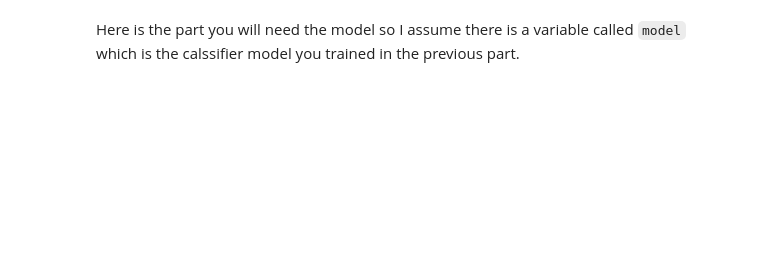
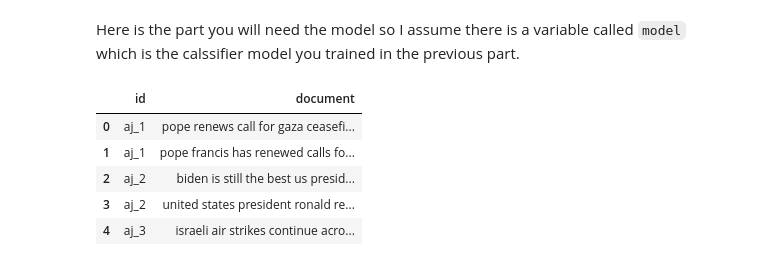
Before and after one commit to dattali18/IR_Assignments, a Jupyter notebook: Assignment.04/IR_04_extract_sentences.ipynb, the cells around one changed output. Drawn from its saved outputs; the diff is of its cells as text; code cells hidden in the pictures; blank space fills up the shorter version.

```diff
--- a/Assignment.04/IR_04_extract_sentences.ipynb
+++ b/Assignment.04/IR_04_extract_sentences.ipynb
@@ -71,0 +104,9 @@ nyt_sentences = extract_all_sentences(nyt_df)
+# %%
+aj_df.head()
+# %% [output]
+|  | id | document |
+| 0 | aj_1 | pope renews call for gaza ceasefi... |
+| 1 | aj_1 | pope francis has renewed calls fo... |
+| 2 | aj_2 | biden is still the best us presid... |
+| 3 | aj_2 | united states president ronald re... |
+| 4 | aj_3 | israeli air strikes continue acro... |
```
Also changed, not shown: parts of 11 cells of this notebook.
